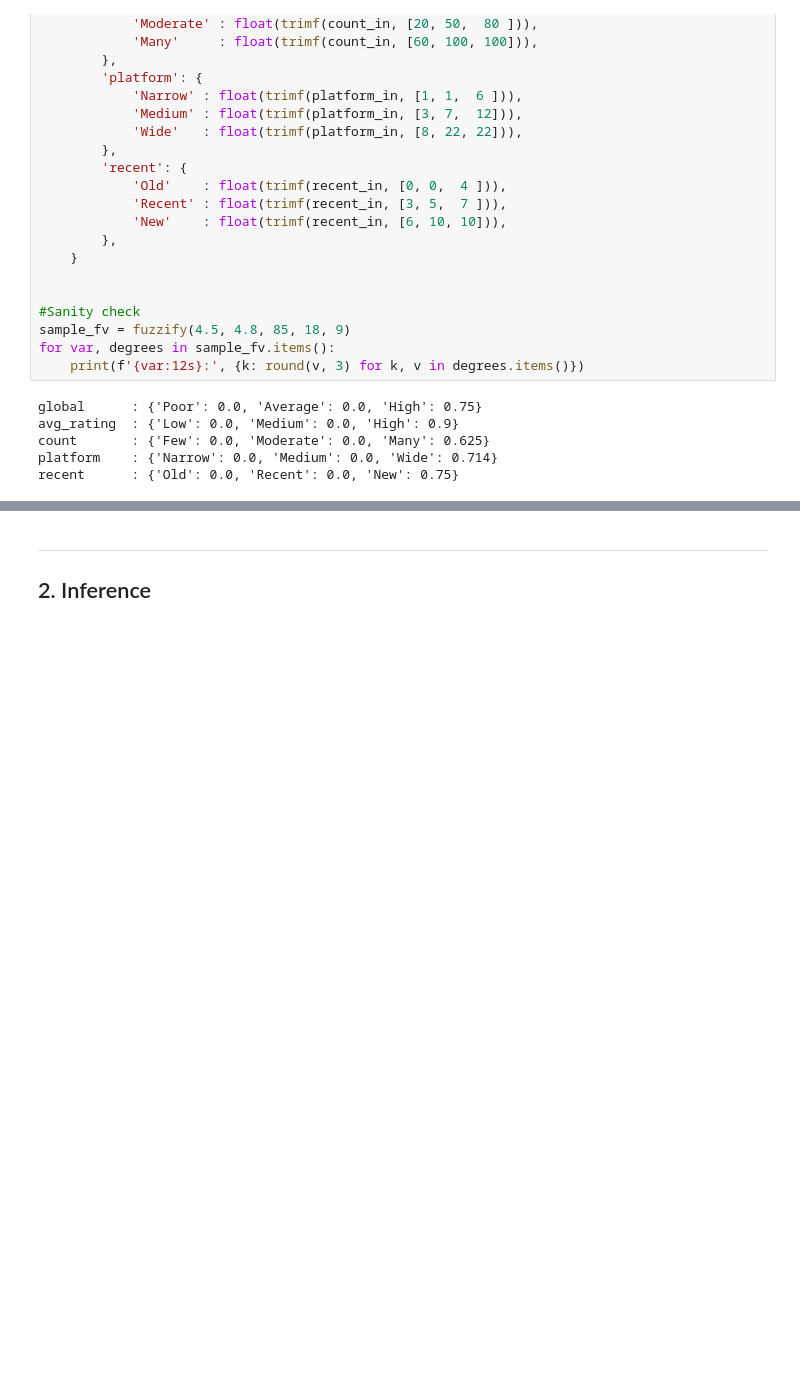
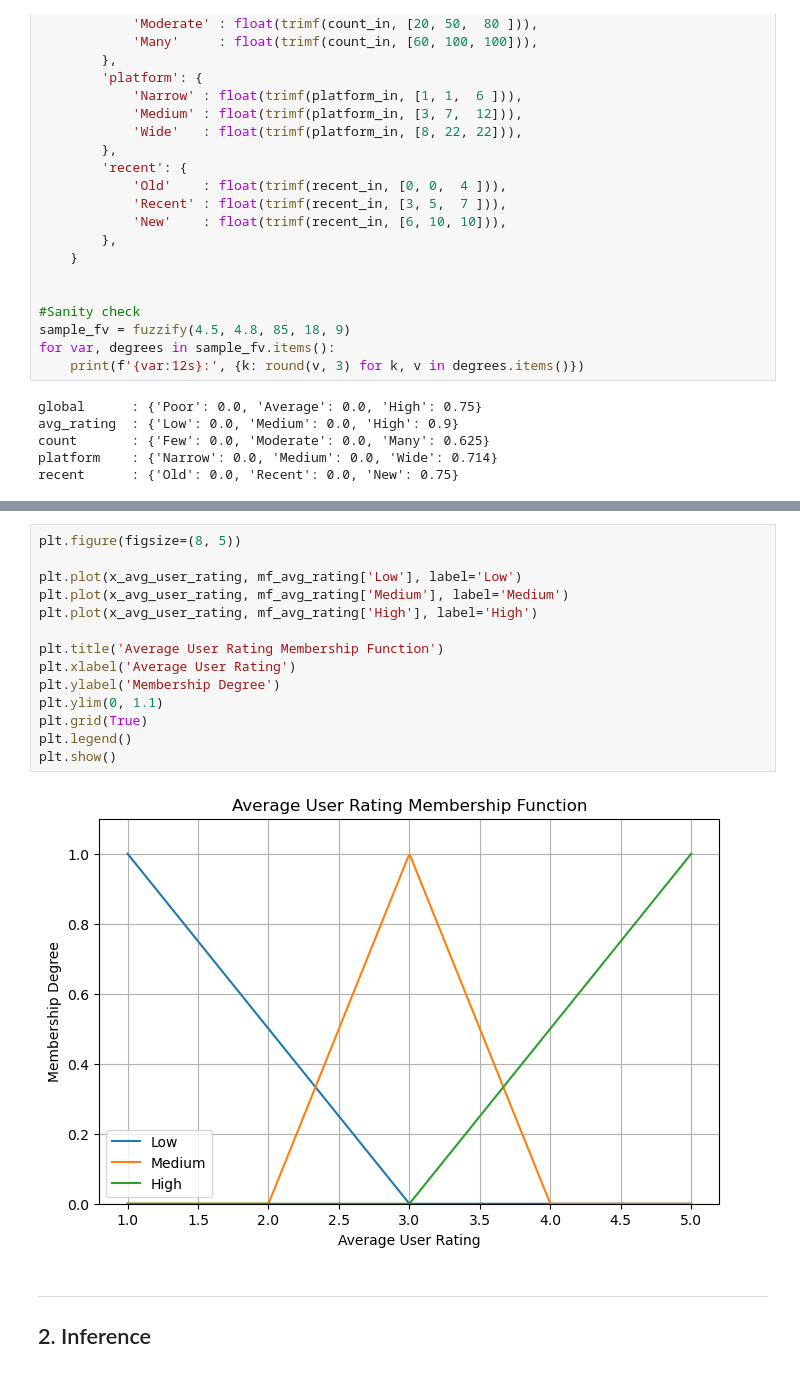
Before and after one commit to PutuArgya/TUBES-DKA, a Jupyter notebook: Stepmother_Tubes_DKA_CLEANED + FIXED.ipynb, the cells around one changed output, grey strips where cells are left out. Saved outputs shown, nothing was run; the diff lists cells and outputs as text; blank space fills up the shorter version.

```diff
--- a/Stepmother_Tubes_DKA_CLEANED + FIXED.ipynb
+++ b/Stepmother_Tubes_DKA_CLEANED + FIXED.ipynb
@@ -170,3 +193,19 @@ print(rule_strengths)
+# %%
+plt.figure(figsize=(8, 5))
+
+plt.plot(x_avg_user_rating, mf_avg_rating['Low'], label='Low')
+plt.plot(x_avg_user_rating, mf_avg_rating['Medium'], label='Medium')
+plt.plot(x_avg_user_rating, mf_avg_rating['High'], label='High')
+
+plt.title('Average User Rating Membership Function')
+plt.xlabel('Average User Rating')
+plt.ylabel('Membership Degree')
+plt.ylim(0, 1.1)
+plt.grid(True)
+plt.legend()
+plt.show()
+# %% [output]
+[figure, added]
 # %% [markdown]
 ---
 ## 2. Inference
```
Also changed, not shown: parts of 3 cells of this notebook.
